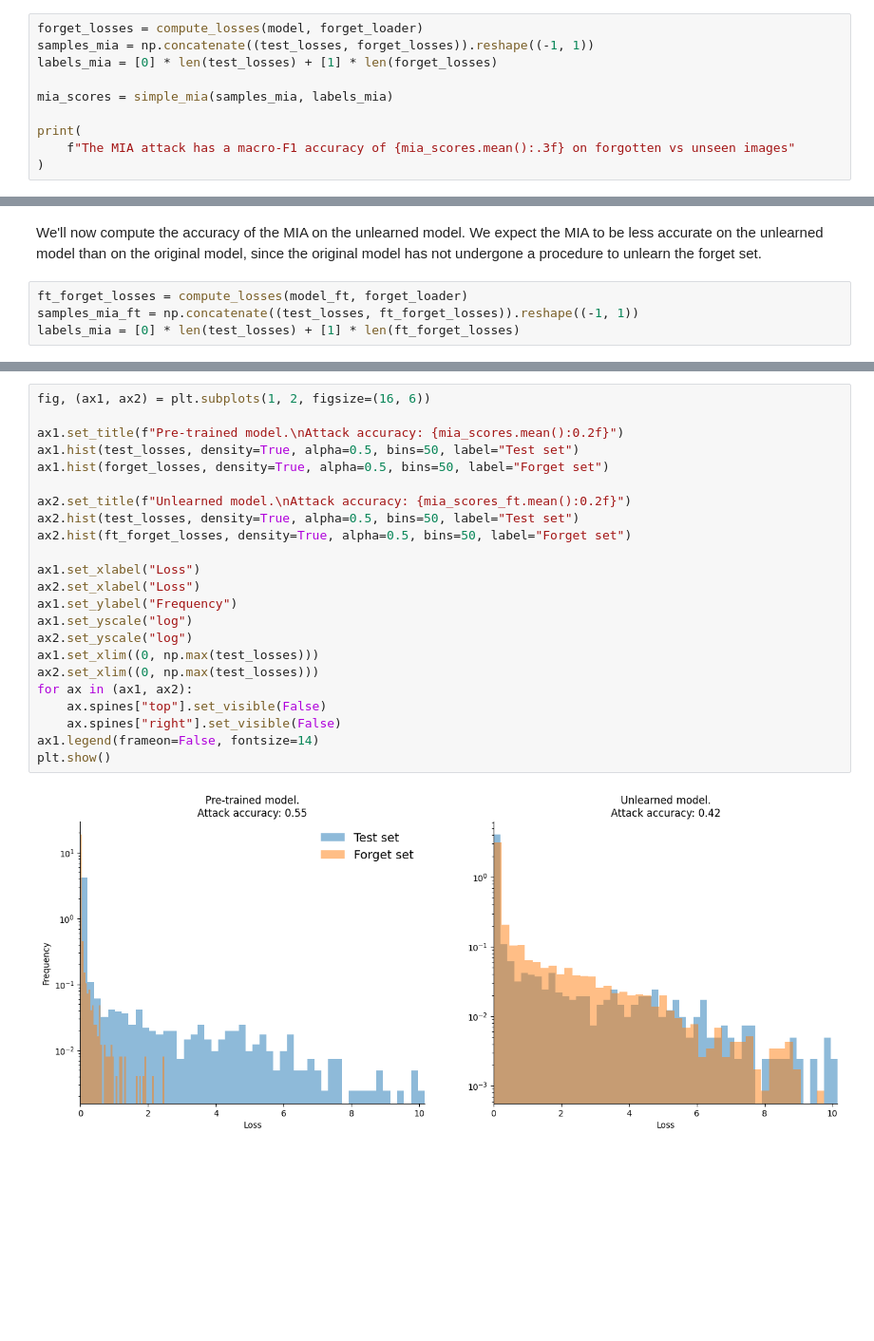
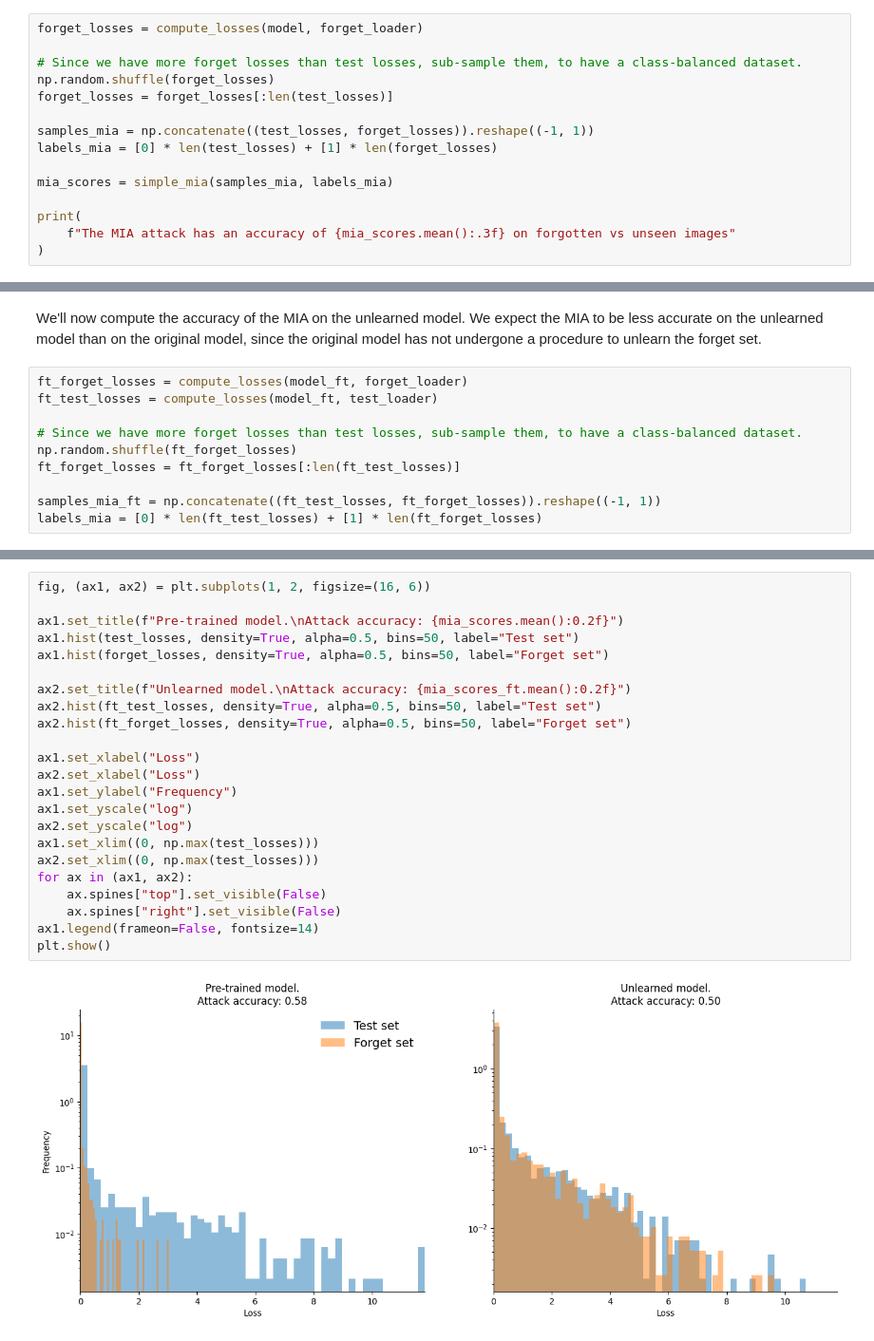
Before and after one commit to unlearning-challenge/starting-kit, a Jupyter notebook: unlearning-CIFAR10.ipynb, the cells around one changed output, grey strips where cells are left out. Shown at 95% size. Cells and saved outputs as stored; diff of their text form; blank space fills up the shorter version.

Commit message:
changed f1 to balanced accuracy, small fixes

```diff
--- a/unlearning-CIFAR10.ipynb
+++ b/unlearning-CIFAR10.ipynb
@@ -281,11 +281,16 @@ Intuitively, if an unlearning algorithm is successful (according to this metric)
 # %%
 forget_losses = compute_losses(model, forget_loader)
+
+# Since we have more forget losses than test losses, sub-sample them, to have a class-balanced dataset.
+np.random.shuffle(forget_losses)
+forget_losses = forget_losses[:len(test_losses)]
+
 samples_mia = np.concatenate((test_losses, forget_losses)).reshape((-1, 1))
 labels_mia = [0] * len(test_losses) + [1] * len(forget_losses)
 
 mia_scores = simple_mia(samples_mia, labels_mia)
 
 print(
-    f"The MIA attack has a macro-F1 accuracy of {mia_scores.mean():.3f} on forgotten vs unseen images"
+    f"The MIA attack has an accuracy of {mia_scores.mean():.3f} on forgotten vs unseen images"
 )
 # %% [output]
@@ -294,8 +299,14 @@ The MIA attack has a macro-F1 accuracy of 0.551 on forgotten vs unseen images
 We'll now compute the accuracy of the MIA on the unlearned model. We expect the MIA to be less accurate on the unlearned model than on the original model, since the original model has not undergone a procedure to unlearn the forget set.
 # %%
 ft_forget_losses = compute_losses(model_ft, forget_loader)
-samples_mia_ft = np.concatenate((test_losses, ft_forget_losses)).reshape((-1, 1))
-labels_mia = [0] * len(test_losses) + [1] * len(ft_forget_losses)
+ft_test_losses = compute_losses(model_ft, test_loader)
+
+# Since we have more forget losses than test losses, sub-sample them, to have a class-balanced dataset.
+np.random.shuffle(ft_forget_losses)
+ft_forget_losses = ft_forget_losses[:len(ft_test_losses)]
+
+samples_mia_ft = np.concatenate((ft_test_losses, ft_forget_losses)).reshape((-1, 1))
+labels_mia = [0] * len(ft_test_losses) + [1] * len(ft_forget_losses)
 # %%
 mia_scores_ft = simple_mia(samples_mia_ft, labels_mia)
 
@@ -309,25 +320,25 @@ From the score above, the MIA is indeed less accurate on the unlearned model tha
 # %%
 fig, (ax1, ax2) = plt.subplots(1, 2, figsize=(16, 6))
 
 ax1.set_title(f"Pre-trained model.\nAttack accuracy: {mia_scores.mean():0.2f}")
 ax1.hist(test_losses, density=True, alpha=0.5, bins=50, label="Test set")
 ax1.hist(forget_losses, density=True, alpha=0.5, bins=50, label="Forget set")
 
 ax2.set_title(f"Unlearned model.\nAttack accuracy: {mia_scores_ft.mean():0.2f}")
-ax2.hist(test_losses, density=True, alpha=0.5, bins=50, label="Test set")
+ax2.hist(ft_test_losses, density=True, alpha=0.5, bins=50, label="Test set")
 ax2.hist(ft_forget_losses, density=True, alpha=0.5, bins=50, label="Forget set")
 
 ax1.set_xlabel("Loss")
 ax2.set_xlabel("Loss")
 ax1.set_ylabel("Frequency")
 ax1.set_yscale("log")
 ax2.set_yscale("log")
 ax1.set_xlim((0, np.max(test_losses)))
 ax2.set_xlim((0, np.max(test_losses)))
 for ax in (ax1, ax2):
     ax.spines["top"].set_visible(False)
     ax.spines["right"].set_visible(False)
 ax1.legend(frameon=False, fontsize=14)
 plt.show()
 # %% [output]
-[figure, old version]
+[figure, new version]
```
Also changed, not shown: parts of 12 cells of this notebook.
